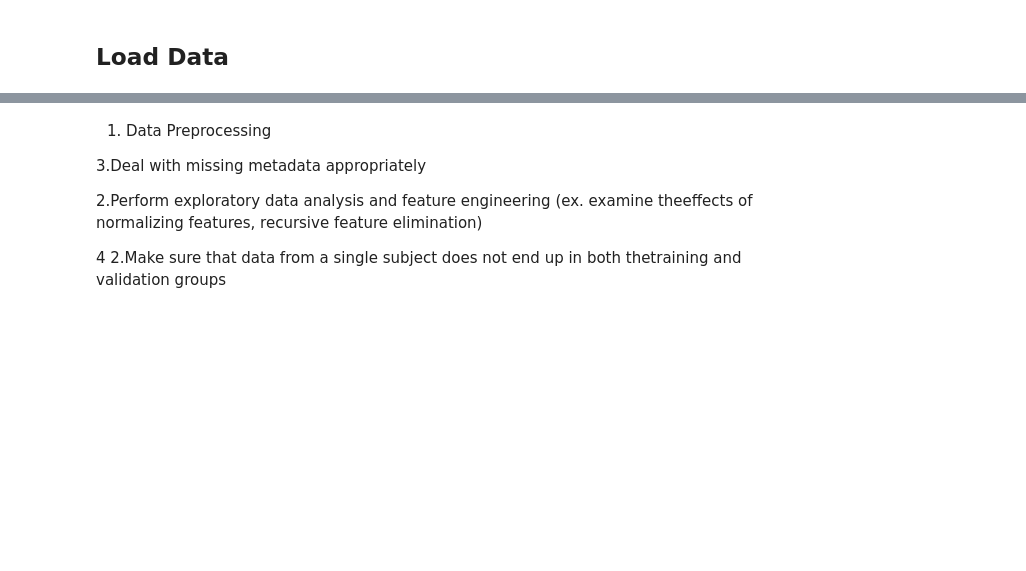
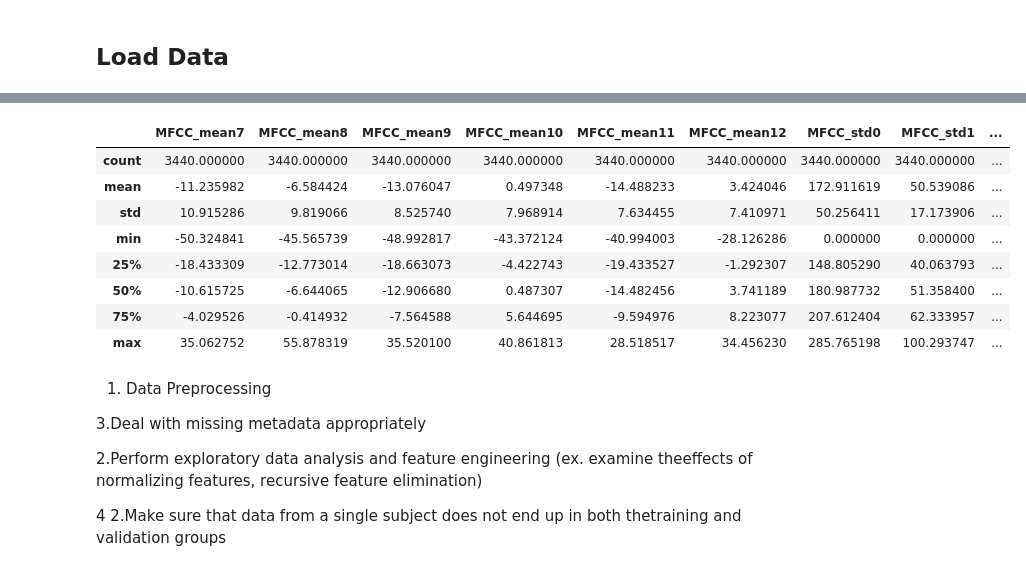
Before and after one commit to CS-433/cs-433-project-2-cough_classifier, a Jupyter notebook: src/notebooks/Data_Prep_and_Models_Project_2.ipynb, the cells around one changed output, grey strips where cells are left out. Drawn from its saved outputs; the diff is of its cells as text; code cells hidden in the pictures; blank space fills up the shorter version.

```diff
--- a/src/notebooks/Data_Prep_and_Models_Project_2.ipynb
+++ b/src/notebooks/Data_Prep_and_Models_Project_2.ipynb
@@ -44,0 +66,12 @@ no_data = pd.read_csv('./cough_data/train_data/features_no_segmentation.csv').dr
+# %%
+coarse_data.iloc[:,40:60].describe()
+# %% [output]
+|  | MFCC_mean7 | MFCC_mean8 | MFCC_mean9 | MFCC_mean10 | MFCC_mean11 | MFCC_mean12 | MFCC_std0 | MFCC_std1 | ... |
+| count | 3440.000000 | 3440.000000 | 3440.000000 | 3440.000000 | 3440.000000 | 3440.000000 | 3440.000000 | 3440.000000 | ... |
+| mean | -11.235982 | -6.584424 | -13.076047 | 0.497348 | -14.488233 | 3.424046 | 172.911619 | 50.539086 | ... |
+| std | 10.915286 | 9.819066 | 8.525740 | 7.968914 | 7.634455 | 7.410971 | 50.256411 | 17.173906 | ... |
+| min | -50.324841 | -45.565739 | -48.992817 | -43.372124 | -40.994003 | -28.126286 | 0.000000 | 0.000000 | ... |
+| 25% | -18.433309 | -12.773014 | -18.663073 | -4.422743 | -19.433527 | -1.292307 | 148.805290 | 40.063793 | ... |
+| 50% | -10.615725 | -6.644065 | -12.906680 | 0.487307 | -14.482456 | 3.741189 | 180.987732 | 51.358400 | ... |
+| 75% | -4.029526 | -0.414932 | -7.564588 | 5.644695 | -9.594976 | 8.223077 | 207.612404 | 62.333957 | ... |
+| max | 35.062752 | 55.878319 | 35.520100 | 40.861813 | 28.518517 | 34.456230 | 285.765198 | 100.293747 | ... |
```
Also changed, not shown: parts of 14 cells of this notebook.
